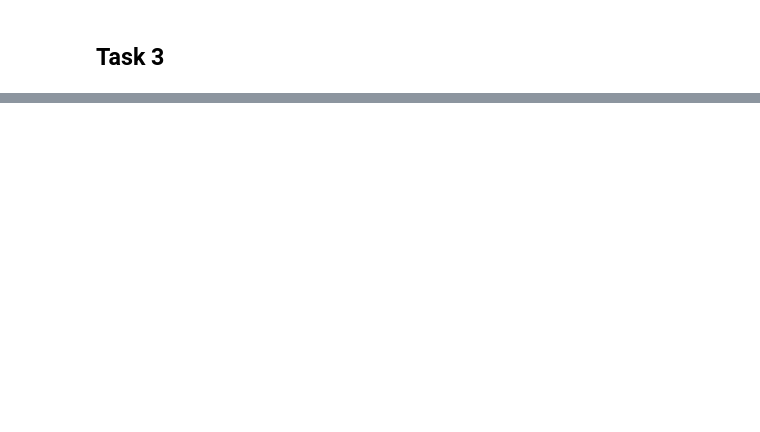
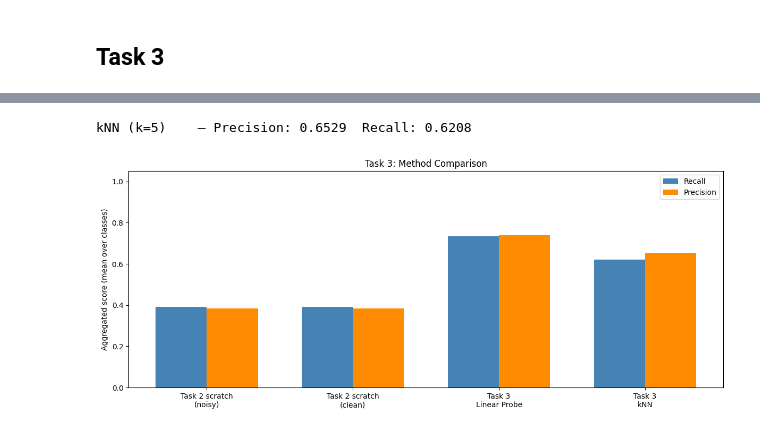
Before and after one commit to mehslambo/deepl-assignment, a Jupyter notebook: assignment2_skeleton.ipynb, the cells around one changed output, grey strips where cells are left out. Cells and saved outputs as stored; diff of their text form; code cells hidden in the pictures; blank space fills up the shorter version.

```diff
--- a/assignment2_skeleton.ipynb
+++ b/assignment2_skeleton.ipynb
@@ -608,0 +918,36 @@ class LinearProbeClassifier(nn.Module):
+# %%
+from scipy.spatial.distance import cdist
+
+distances = cdist(test_features.numpy(), train_features.numpy())
+knn_preds = torch.tensor([
+    np.bincount(
+        train_labels_t3[np.argsort(distances[i])[:5]].numpy().astype(int)
+    ).argmax()
+    for i in range(len(test_features))
+])
+
+prec_knn, rec_knn = per_class_metrics(knn_preds, test_labels_t3, NUM_CLASSES)
+print(f'kNN (k=5)    — Precision: {np.mean(prec_knn):.4f}  Recall: {np.mean(rec_knn):.4f}')
+# %% [output]
+kNN (k=5)    — Precision: 0.6529  Recall: 0.6208
+# %%
+methods   = ['Task 2 scratch\n(noisy)', 'Task 2 scratch\n(clean)',
+             'Task 3\nLinear Probe',    'Task 3\nkNN']
+mean_prec = [np.mean(prec_noisy), np.mean(prec_clean), np.mean(prec_lp), np.mean(prec_knn)]
+mean_rec  = [np.mean(rec_noisy),  np.mean(rec_clean),  np.mean(rec_lp),  np.mean(rec_knn)]
+
+x = np.arange(len(methods))
+width = 0.35
+fig, ax = plt.subplots(figsize=(12, 5))
+ax.bar(x - width/2, mean_rec,  width, label='Recall',    color='steelblue')
+ax.bar(x + width/2, mean_prec, width, label='Precision', color='darkorange')
+ax.set_xticks(x)
+ax.set_xticklabels(methods)
+ax.set_ylim(0, 1.05)
+ax.set_ylabel('Aggregated score (mean over classes)')
+ax.set_title('Task 3: Method Comparison')
+ax.legend()
+plt.tight_layout()
+plt.show()
+# %% [output]
+[figure, added]
```
Also changed, not shown: parts of 16 cells of this notebook.
